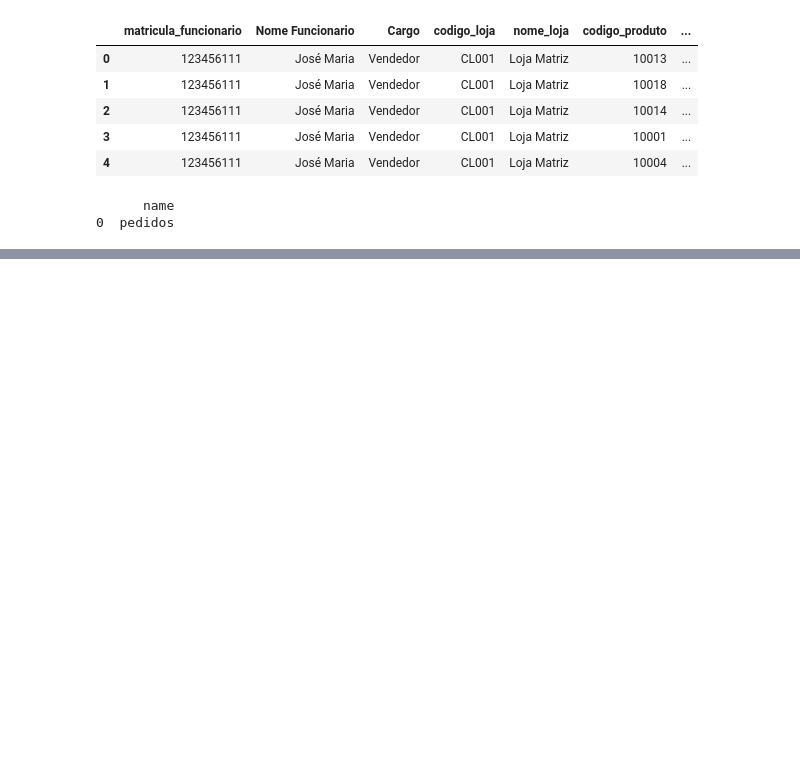
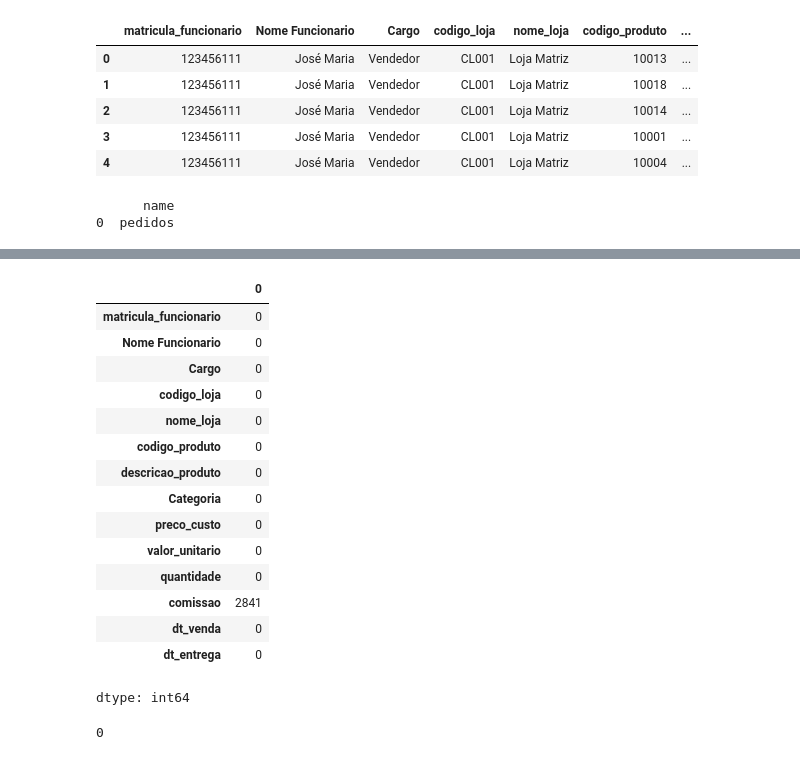
Before and after one commit to vamvieira/Aulas_Senai, a Jupyter notebook: AquisicaoDeDados.ipynb, the cells around one changed output, grey strips where cells are left out. Saved outputs shown, nothing was run; the diff lists cells and outputs as text; code cells hidden in the pictures; blank space fills up the shorter version.

```diff
--- a/AquisicaoDeDados.ipynb
+++ b/AquisicaoDeDados.ipynb
@@ -212,0 +273,26 @@ print(tables)
+# %%
+#Identificando Valores Faltantes ou Valores Nulos
+#df_csv.isnull() Mostra a trabela toda em forma boleana
+df_csv.isnull().sum()
+# %% [output]
+|  | 0 |
+| matricula_funcionario | 0 |
+| Nome Funcionario | 0 |
+| Cargo | 0 |
+| codigo_loja | 0 |
+| nome_loja | 0 |
+| codigo_produto | 0 |
+| descricao_produto | 0 |
+| Categoria | 0 |
+| preco_custo | 0 |
+| valor_unitario | 0 |
+| quantidade | 0 |
+| comissao | 2841 |
+| dt_venda | 0 |
+| dt_entrega | 0 |
+dtype: int64
+# %%
+#Verificando  Valores Duplicados
+print(df_csv.duplicated().sum())
+# %% [output]
+0
```
Also changed, not shown: parts of 28 cells of this notebook.
